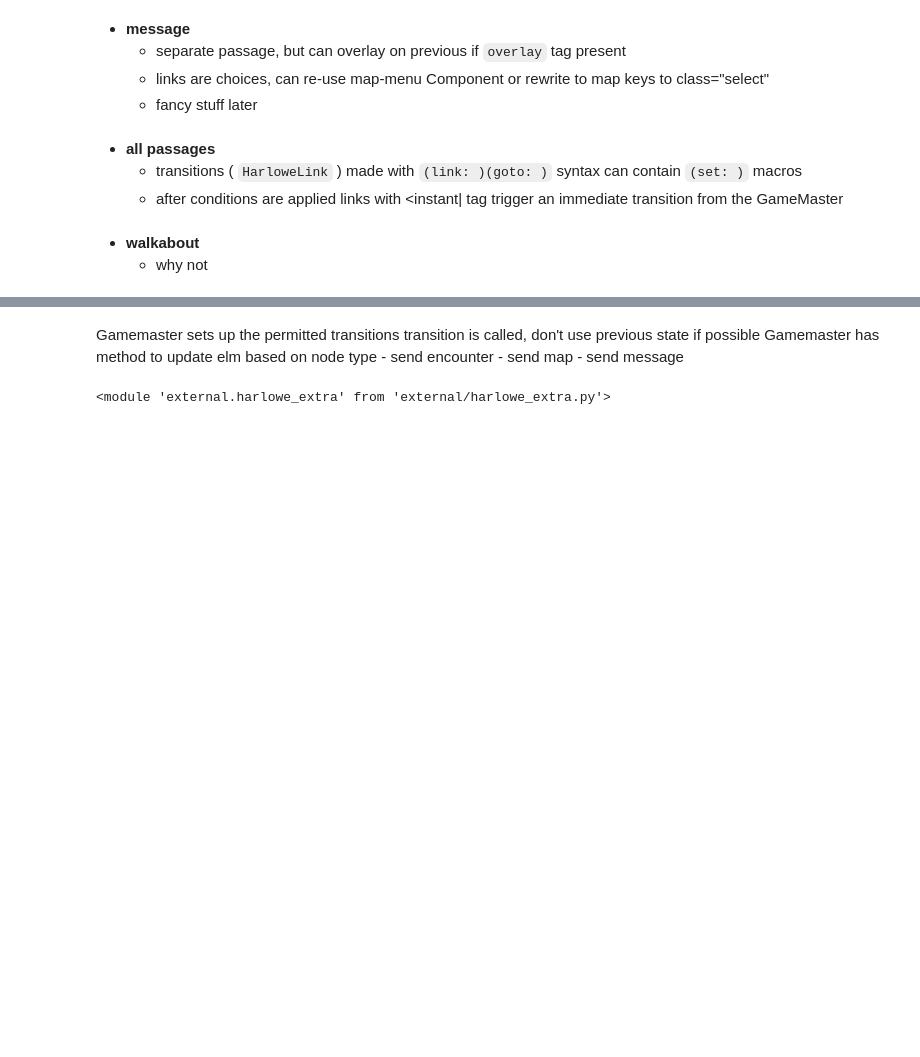
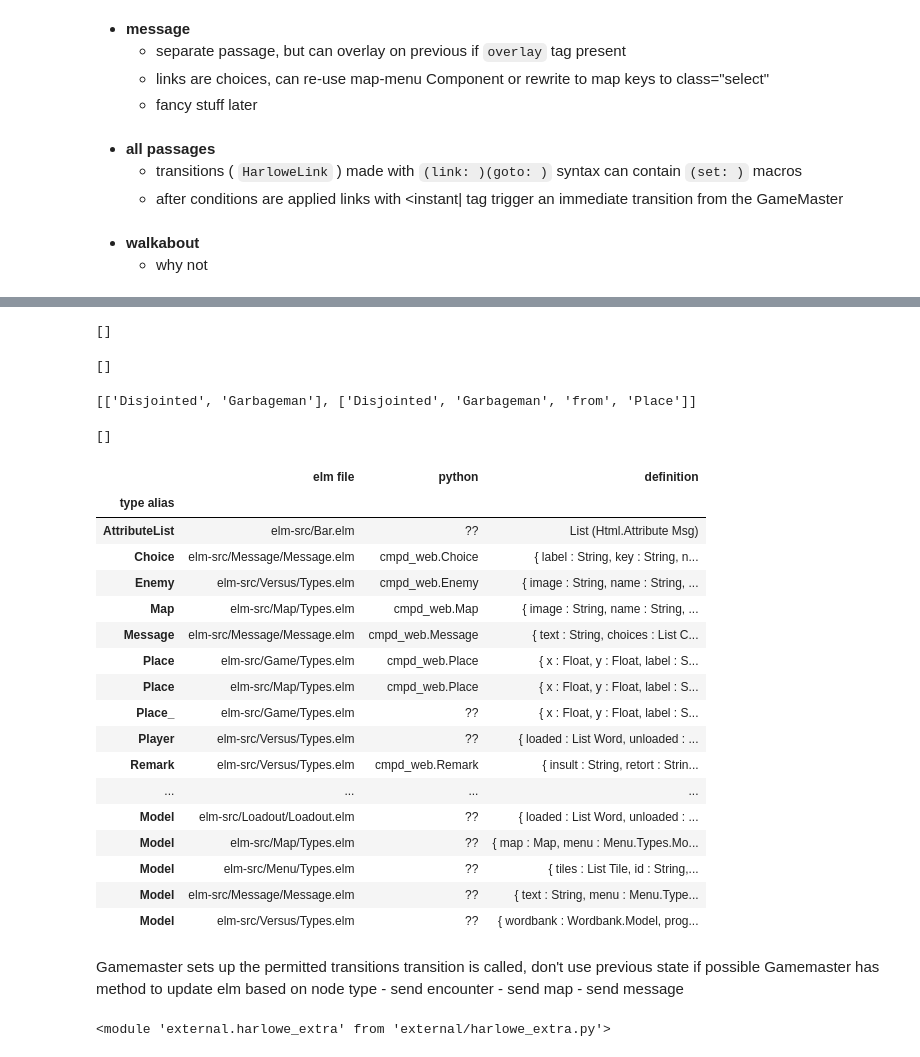
Before and after one commit to feldman4/CMPD, a Jupyter notebook: inspect.ipynb, the cells around one changed output, grey strips where cells are left out. Saved outputs shown, nothing was run; the diff lists cells and outputs as text; code cells hidden in the pictures; blank space fills up the shorter version.

```diff
--- a/inspect.ipynb
+++ b/inspect.ipynb
@@ -156,3 +268,44 @@ function that takes current passage and story variables and returns
+# %%
+choices(grammar, 'Disjointed Garbageman from the Back of Beyond'.split())
+# %% [output]
+[]
+# %%
+constructs(grammar, 'idiot'.split())
+# %% [output]
+[]
+# %%
+constructs(grammar, 'Disjointed Garbageman'.split())
+# %% [output]
+[['Disjointed', 'Garbageman'], ['Disjointed', 'Garbageman', 'from', 'Place']]
+# %%
+choices(grammar, 'idiot')
+# %% [output]
+[]
+# %%
+from external.inspect import inspect
+from glob import glob
+
+srcs = glob('elm-src/*.elm') + glob('elm-src/*/*.elm')
+inspect(srcs)
+# %% [output]
+|  | elm file | python | definition |
+| type alias |  |  |  |
+| AttributeList | elm-src/Bar.elm | ?? | List (Html.Attribute Msg) |
+| Choice | elm-src/Message/Message.elm | cmpd_web.Choice | { label : String, key : String, n... |
+| Enemy | elm-src/Versus/Types.elm | cmpd_web.Enemy | { image : String, name : String, ... |
+| Map | elm-src/Map/Types.elm | cmpd_web.Map | { image : String, name : String, ... |
+| Message | elm-src/Message/Message.elm | cmpd_web.Message | { text : String, choices : List C... |
+| Place | elm-src/Game/Types.elm | cmpd_web.Place | { x : Float, y : Float, label : S... |
+| Place | elm-src/Map/Types.elm | cmpd_web.Place | { x : Float, y : Float, label : S... |
+| Place_ | elm-src/Game/Types.elm | ?? | { x : Float, y : Float, label : S... |
+| Player | elm-src/Versus/Types.elm | ?? | { loaded : List Word, unloaded : ... |
+| Remark | elm-src/Versus/Types.elm | cmpd_web.Remark | { insult : String, retort : Strin... |
+| ... | ... | ... | ... |
+| Model | elm-src/Loadout/Loadout.elm | ?? | { loaded : List Word, unloaded : ... |
+| Model | elm-src/Map/Types.elm | ?? | { map : Map, menu : Menu.Types.Mo... |
+| Model | elm-src/Menu/Types.elm | ?? | { tiles : List Tile, id : String,... |
+| Model | elm-src/Message/Message.elm | ?? | { text : String, menu : Menu.Type... |
+| Model | elm-src/Versus/Types.elm | ?? | { wordbank : Wordbank.Model, prog... |
 # %%
 from glob import glob
 import re
```
Also changed, not shown: parts of 23 cells of this notebook, 12 other files.
